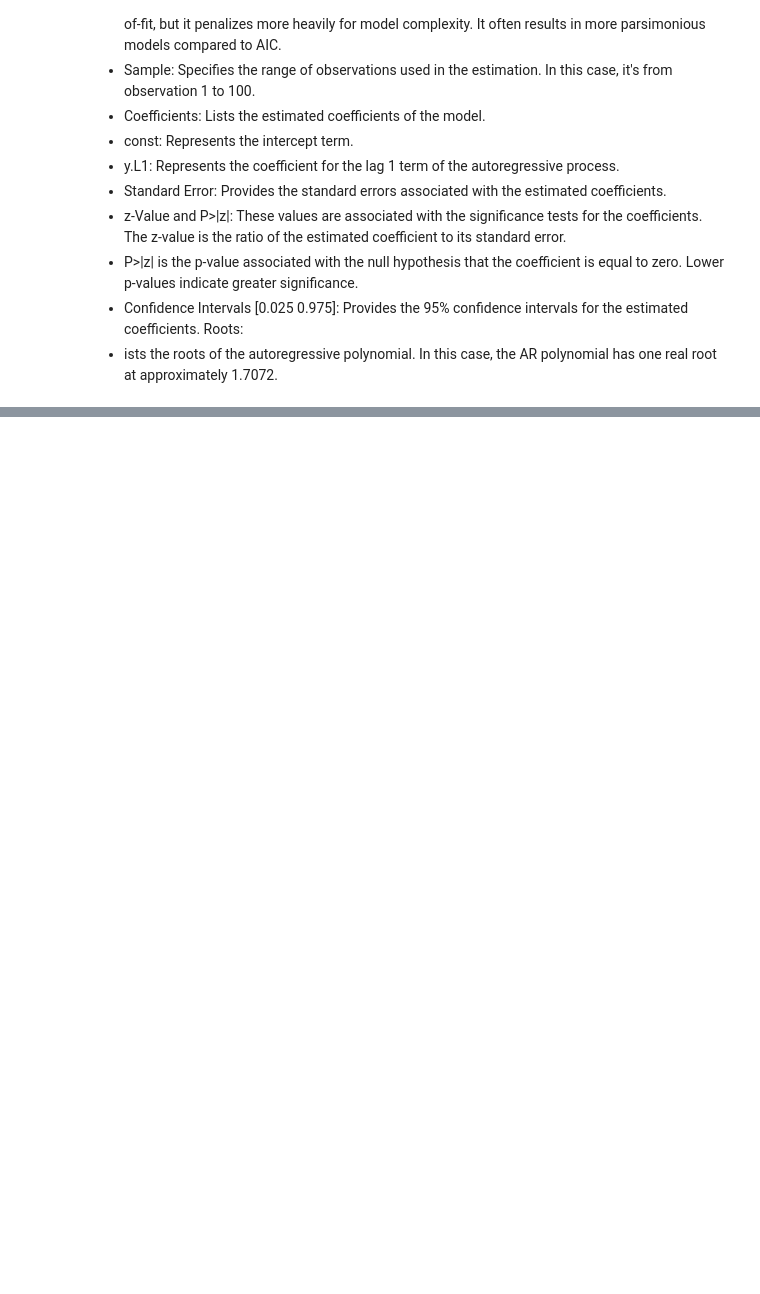
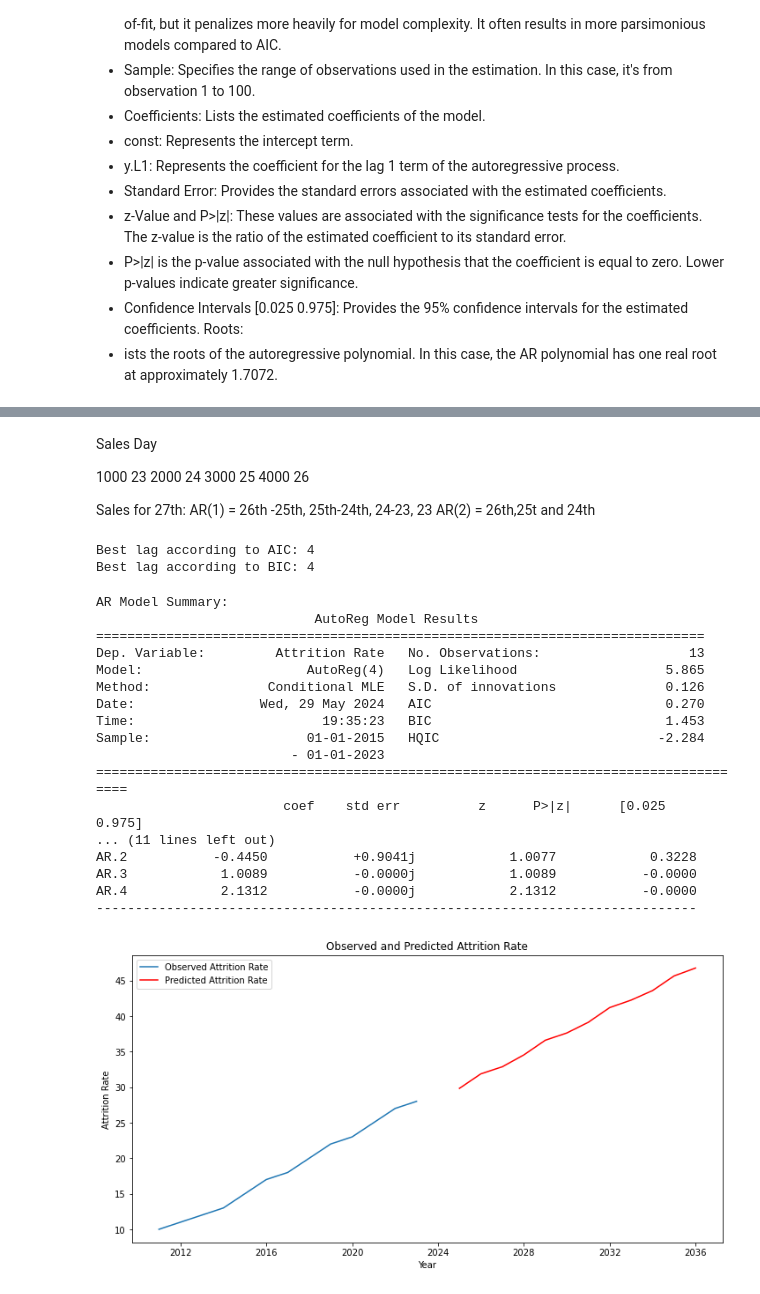
Before and after one commit to suyashi29/python-su, a Jupyter notebook: Time Series Forecasting using Python/Day 2 Auto Regressive Model .ipynb, the cells around one changed output, grey strips where cells are left out. Cells and saved outputs as stored; diff of their text form; code cells hidden in the pictures; blank space fills up the shorter version.

```diff
--- a/Time Series Forecasting using Python/Day 2 Auto Regressive Model .ipynb
+++ b/Time Series Forecasting using Python/Day 2 Auto Regressive Model .ipynb
@@ -199,0 +328,77 @@ Mean Squared Error (MSE): 0.0145
+# %% [markdown]
+Sales    Day
+
+1000     23
+2000     24
+3000     25
+4000     26
+
+Sales for 27th: AR(1) = 26th -25th, 25th-24th, 24-23, 23
+                AR(2) = 26th,25t and 24th
+# %%
+# Step 4: Determining the Best Lag using AIC and BIC
+aic_values = []
+bic_values = []
+lag_range = range(1, 5)  # You can extend this range as needed
+
+for lag in lag_range:
+    model = AutoReg(data['Attrition Rate'], lags=lag)
+    model_fit = model.fit()
+    aic_values.append(model_fit.aic)
+    bic_values.append(model_fit.bic)
+
+best_aic_lag = lag_range[np.argmin(aic_values)]
+best_bic_lag = lag_range[np.argmin(bic_values)]
+
+print(f"Best lag according to AIC: {best_aic_lag}")
+print(f"Best lag according to BIC: {best_bic_lag}")
+# %% [output]
+Best lag according to AIC: 4
+Best lag according to BIC: 4
+# %%
+
+# Fit the AR model with the best lag according to AIC
+model = AutoReg(data['Attrition Rate'], lags=best_aic_lag)
+model_fit = model.fit()
+
+# Print the model summary
+print("\nAR Model Summary:")
+print(model_fit.summary())
+
+# Step 5: Make Predictions
+predictions = model_fit.predict(start=len(data), end=len(data) + 11, dynamic=False)
+
+# Create a DataFrame for predictions
+last_year = data.index[-1].year
+prediction_years = pd.date_range(start=f'{last_year + 1}', periods=12, freq='Y')
+predictions_df = pd.DataFrame({'Year': prediction_years, 'PredictedAttritionRate': predictions})
+predictions_df.set_index('Year', inplace=True)
+
+# Step 6: Visualization of Observed and Predicted Values
+plt.figure(figsize=(12, 6))
+plt.plot(data.index, data['Attrition Rate'], label='Observed Attrition Rate')
+plt.plot(predictions_df.index, predictions_df['PredictedAttritionRate'], label='Predicted Attrition Rate', color='red')
+plt.title('Observed and Predicted Attrition Rate')
+plt.xlabel('Year')
+plt.ylabel('Attrition Rate')
+plt.legend()
+plt.show()
+# %% [output]
+AR Model Summary:
+                            AutoReg Model Results
+==============================================================================
+Dep. Variable:         Attrition Rate   No. Observations:                   13
+Model:                     AutoReg(4)   Log Likelihood                   5.865
+Method:               Conditional MLE   S.D. of innovations              0.126
+Date:                Wed, 29 May 2024   AIC                              0.270
+Time:                        19:35:23   BIC                              1.453
+Sample:                    01-01-2015   HQIC                            -2.284
+                         - 01-01-2023
+=====================================================================================
+                        coef    std err          z      P>|z|      [0.025      0.975]
+... (11 lines left out)
+AR.2           -0.4450           +0.9041j            1.0077            0.3228
+AR.3            1.0089           -0.0000j            1.0089           -0.0000
+AR.4            2.1312           -0.0000j            2.1312           -0.0000
+-----------------------------------------------------------------------------
+[figure, added]
```
Also changed, not shown: parts of 18 cells of this notebook.
